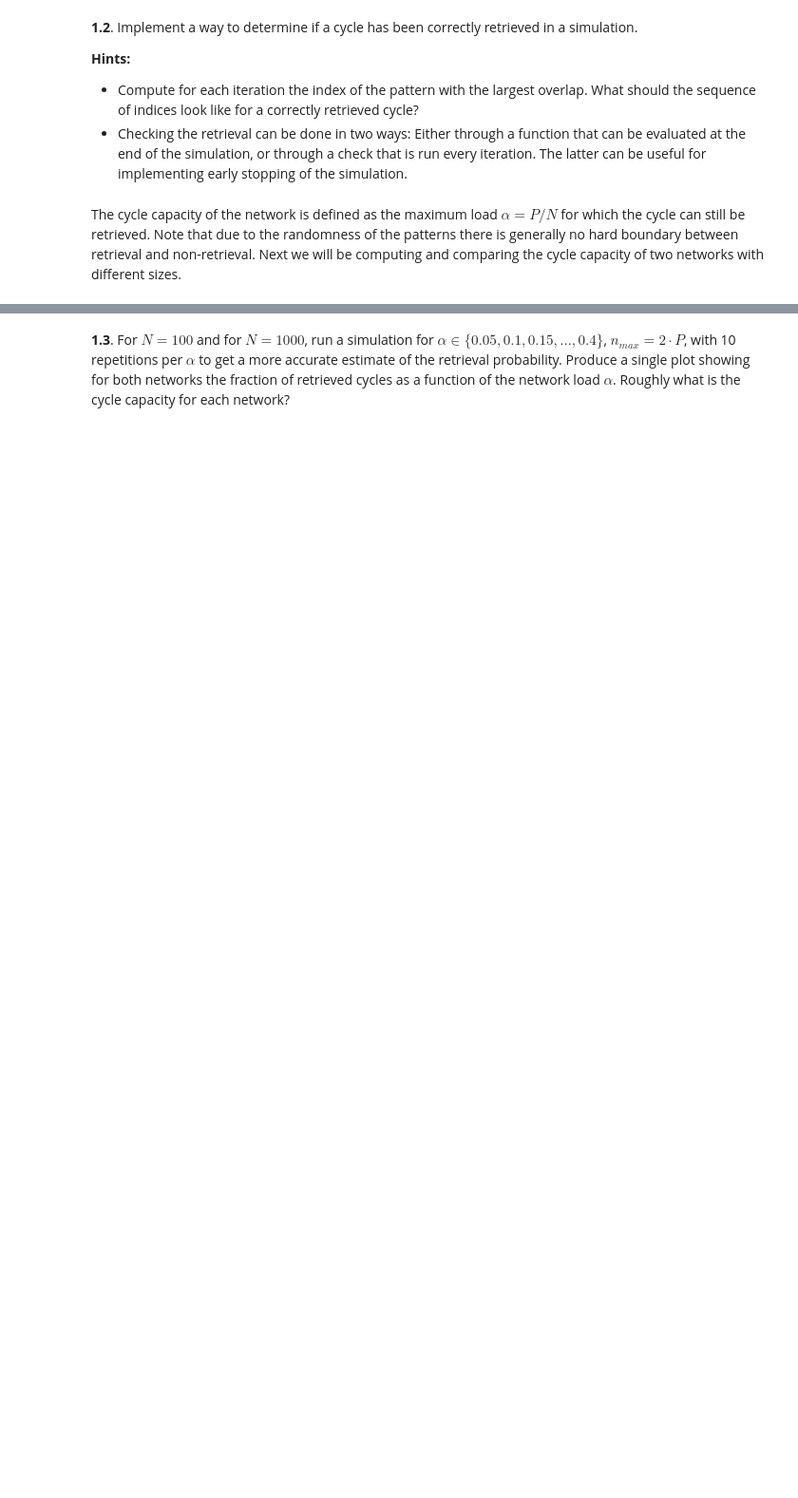
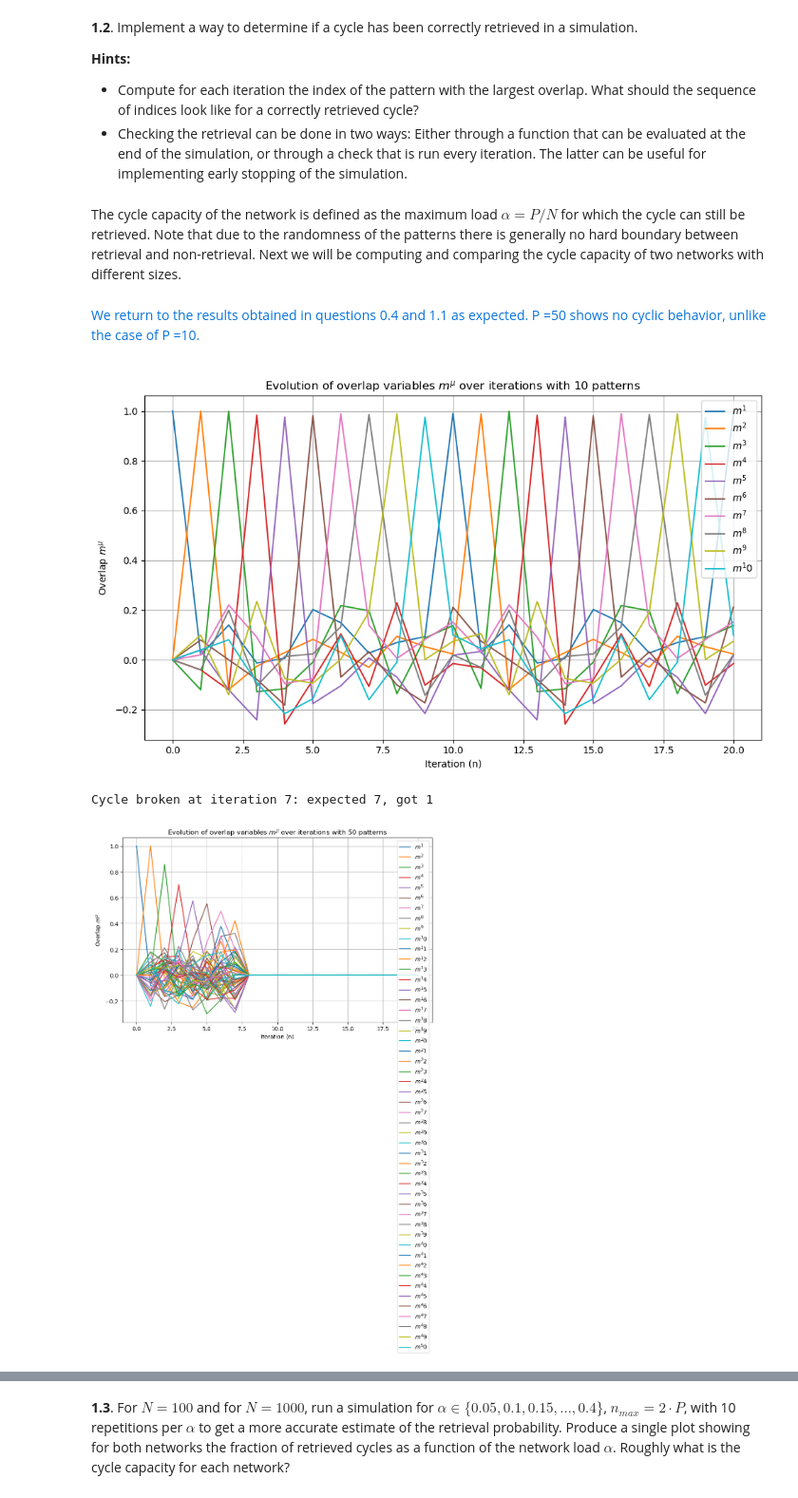
Before and after one commit to frossardr/H-et-R-project, a Jupyter notebook: Cyclic_hopfield_networks.ipynb, the cells around one changed output, grey strips where cells are left out. Shown at 95% size. Cells and saved outputs as stored; diff of their text form; code cells hidden in the pictures; blank space fills up the shorter version.

```diff
--- a/Cyclic_hopfield_networks.ipynb
+++ b/Cyclic_hopfield_networks.ipynb
@@ -209,0 +300,78 @@ The cycle capacity of the network is defined as the maximum load $\alpha = P/N$
+# %% [markdown]
+<span style="color:#0A74DA">
+
+We return to the results obtained in questions 0.4 and 1.1 as expected. P =50 shows no cyclic behavior, unlike the case of P =10.
+# %%
+# Version of cyclic_hopfield_model() with integrated check of cyclic retrieval correctness for early stopping
+# Per-iteration check of correct cyclic order
+def is_cycle_still_correct(dominant_indices, start_mu=0):
+    """Returns True if the dominant indices are following the correct cyclic order so far."""
+    expected_sequence = [(start_mu + i) % len(dominant_indices) for i in range(len(dominant_indices))]
+    return all(dominant_indices[i] == expected_sequence[i] for i in range(len(dominant_indices)))
+
+def cyclic_hopfield_model_early_stopping(P=10, N=100, beta=4, n_max=20):
+    """
+    Run a simulation of a cyclic hopfield model.
+    Input:
+            P = number of patterns (int)
+            N = number of neurons (int)
+            beta = shape parameter of the transfer function (float)
+            n_max = max number of iterations (int)
+    Outpout:
+            display the simulation of the cyclic model according to the given parameters
+    """
+    matrix_patterns = network_patterns(P, N)
+    dominant_indices = [0]  # Track which pattern is dominant at each step
+
+    S = np.zeros((n_max+1, N)) #neural state = matrix of size(timestep, neural states)
+    S[0] = matrix_patterns[0]
+
+    overlaps = np.zeros((n_max+1, P)) #overlap = matrix of size(timestep, patterns)
+    overlaps[0,0] = 1 #overlap between a pattern and itself is 1, other are 0 (patterns supposed as orthogonal)
+    #overlap measure the similarity between current state S(n) and the stored pattern p(mu). It is equal to 1 if most correlated, 0 if uncorrelated and -1 if inverted.
+    for n in range(1, n_max+1):
+        previous_m = overlaps[n-1]
+        input_tanh = np.zeros(N)
+        for mu in range(P):
+                if mu>0:
+                     m = previous_m[mu-1]
+                else:
+                     m = previous_m[-1] #to return to initial state => cycle
+                input_tanh += m * matrix_patterns[mu]
+        S[n] = np.tanh(input_tanh*beta)
+        for mu in range(P): #mu is an index for 1 to p
+                overlaps[n, mu] = 1/N * np.dot(matrix_patterns[mu], S[n])
+
+
+        # Record dominant pattern for this iteration
+        dominant_mu = np.argmax(overlaps[n])
+        dominant_indices.append(dominant_mu)
+
+        # Check if cycle is correct so far
+        expected_sequence = [(0 + i) % P for i in range(len(dominant_indices))]
+        if dominant_indices != expected_sequence:
+            print(f"Cycle broken at iteration {n}: expected {expected_sequence[n]}, got {dominant_mu}")
+            dominant_indices.pop()  # Remove invalid one
+            break
+
+
+    #Plot the results
+    plt.figure(figsize=(10, 6))
+    for mu in range(P):
+        plt.plot(overlaps[:, mu], label=f"$m^{mu+1}$")
+    plt.title("Evolution of overlap variables $m^\\mu$ over iterations with {} patterns".format(P))
+    plt.xlabel("Iteration (n)")
+    plt.ylabel("Overlap $m^\\mu$")
+    plt.legend()
+    plt.grid(True)
+    plt.tight_layout()
+    plt.show()
+
+#test with P= 10 as question 0.4
+cyclic_hopfield_model_early_stopping(10)
+#test with P =50 as question 1.1
+cyclic_hopfield_model_early_stopping(50)
+# %% [output]
+[figure, added]
+Cycle broken at iteration 7: expected 7, got 1
+[figure, added]
```
Also changed, not shown: parts of 11 cells of this notebook.
